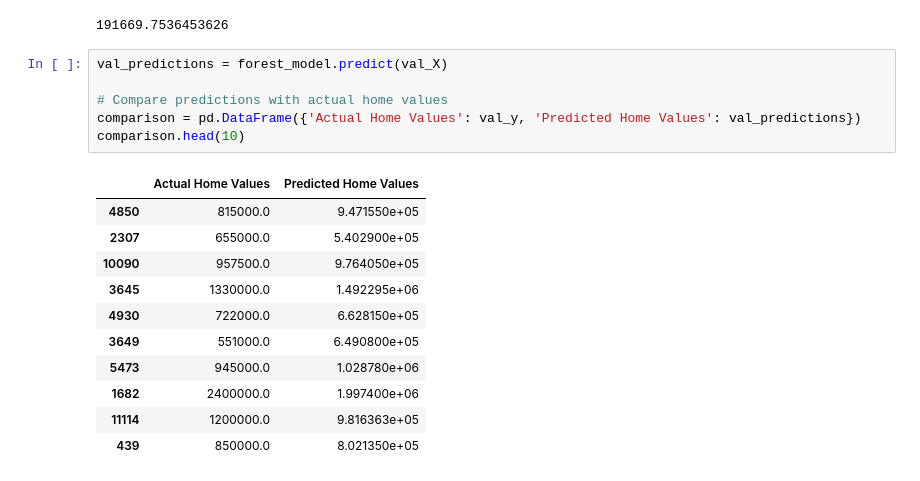
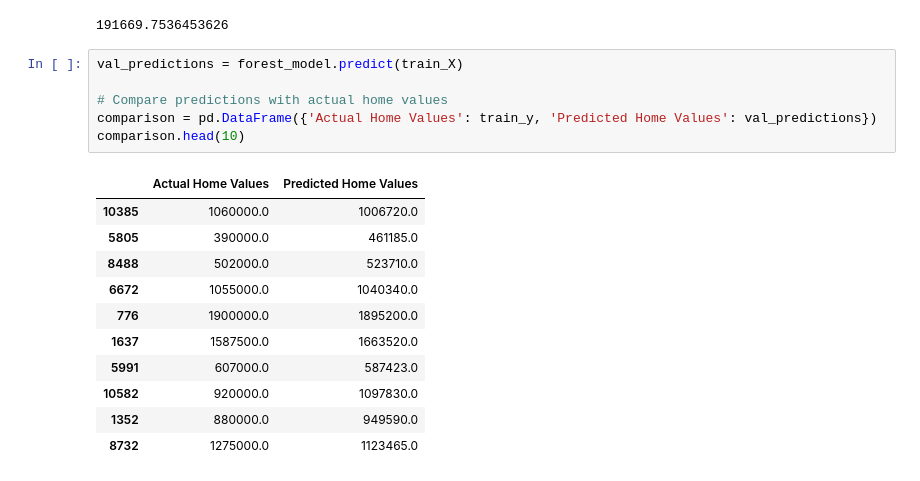
Before and after one commit to zainhaidar16/Introduction-To-Machine-Learning, a Jupyter notebook: Melbourne Data.ipynb, the cells around one changed output. Saved outputs shown, nothing was run; the diff lists cells and outputs as text.

Commit message:
Final Version of Random Forest

```diff
--- a/Melbourne Data.ipynb
+++ b/Melbourne Data.ipynb
@@ -238,20 +238,20 @@ print(mean_absolute_error(val_y, melb_preds))
 # %% [output]
 191669.7536453626
 # %%
-val_predictions = forest_model.predict(val_X)
+val_predictions = forest_model.predict(train_X)
 
 # Compare predictions with actual home values
-comparison = pd.DataFrame({'Actual Home Values': val_y, 'Predicted Home Values': val_predictions})
+comparison = pd.DataFrame({'Actual Home Values': train_y, 'Predicted Home Values': val_predictions})
 comparison.head(10)
 # %% [output]
 |  | Actual Home Values | Predicted Home Values |
-| 4850 | 815000.0 | 9.471550e+05 |
-| 2307 | 655000.0 | 5.402900e+05 |
-| 10090 | 957500.0 | 9.764050e+05 |
-| 3645 | 1330000.0 | 1.492295e+06 |
-| 4930 | 722000.0 | 6.628150e+05 |
-| 3649 | 551000.0 | 6.490800e+05 |
-| 5473 | 945000.0 | 1.028780e+06 |
-| 1682 | 2400000.0 | 1.997400e+06 |
-| 11114 | 1200000.0 | 9.816363e+05 |
-| 439 | 850000.0 | 8.021350e+05 |
+| 10385 | 1060000.0 | 1006720.0 |
+| 5805 | 390000.0 | 461185.0 |
+| 8488 | 502000.0 | 523710.0 |
+| 6672 | 1055000.0 | 1040340.0 |
+| 776 | 1900000.0 | 1895200.0 |
+| 1637 | 1587500.0 | 1663520.0 |
+| 5991 | 607000.0 | 587423.0 |
+| 10582 | 920000.0 | 1097830.0 |
+| 1352 | 880000.0 | 949590.0 |
+| 8732 | 1275000.0 | 1123465.0 |
```
Also changed, not shown: parts of 1 cell of this notebook.
